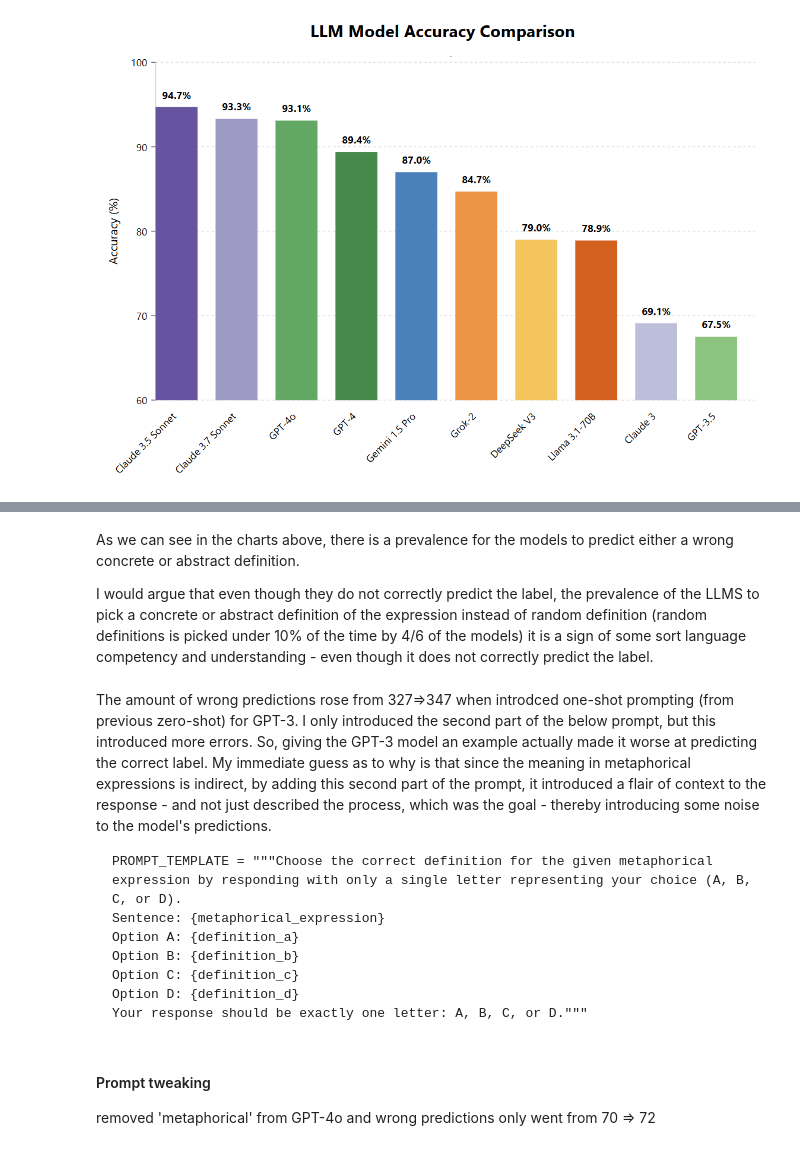
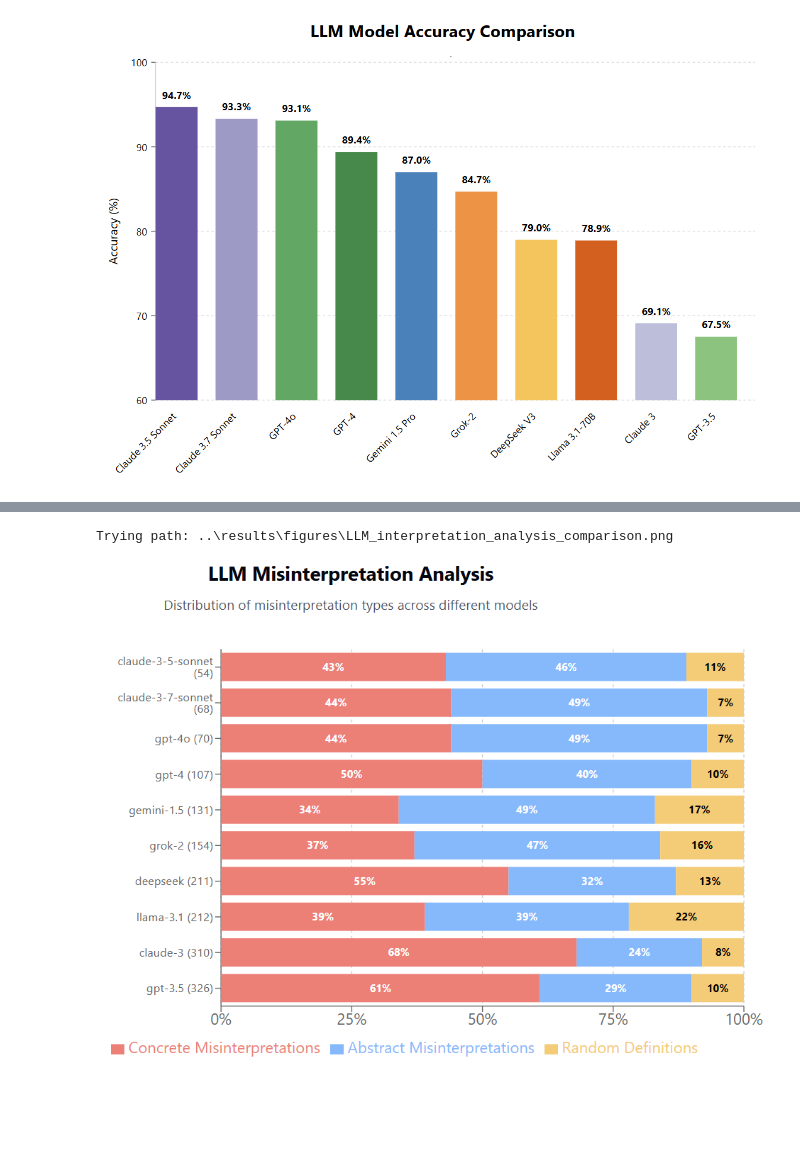
Before and after one commit to segiITU/evaluating_llm_danish_expressions, a Jupyter notebook: notebooks/project_findings.ipynb, the cells around one changed output, grey strips where cells are left out. Cells and saved outputs as stored; diff of their text form; code cells hidden in the pictures; blank space fills up the shorter version.

```diff
--- a/notebooks/project_findings.ipynb
+++ b/notebooks/project_findings.ipynb
@@ -42,17 +39,11 @@ Let's take a look at the types of misinterpretations below.
-# %% [markdown]
-As we can see in the charts above, there is a prevalence for the models to predict either a wrong concrete or abstract definition.
-
-I would argue that even though they do not correctly predict the label, the prevalence of the LLMS to pick a concrete or abstract definition of the expression instead of random definition (random definitions is picked under 10% of the time by 4/6 of the models) it is a sign of some sort language competency and understanding - even though it does not correctly predict the label.
-# %% [markdown]
-The amount of wrong predictions rose from 327=>347 when introdced one-shot prompting (from previous zero-shot) for GPT-3. I only introduced the second part of the below prompt, but this introduced more errors. So, giving the GPT-3 model an example actually made it worse at predicting the correct label. My immediate guess as to why is that since the meaning in metaphorical expressions is indirect, by adding this second part of the prompt, it introduced a flair of context to the response - and not just described the process, which was the goal - thereby introducing some noise to the model's predictions.
-
-    PROMPT_TEMPLATE = """Choose the correct definition for the given metaphorical expression by responding with only a single letter representing your choice (A, B, C, or D).
-    Sentence: {metaphorical_expression}
-    Option A: {definition_a}
-    Option B: {definition_b}
-    Option C: {definition_c}
-    Option D: {definition_d}
-    Your response should be exactly one letter: A, B, C, or D."""
-# %% [markdown]
-#### Prompt tweaking
- removed 'metaphorical' from GPT-4o and wrong predictions only went from 70 => 72
+# %%
+import os
+from IPython.display import Image
+
+image_path = os.path.join('..', 'results', 'figures', 'LLM_interpretation_analysis_comparison.png')
+print(f"Trying path: {image_path}")
+
+Image(filename=image_path)
+# %% [output]
+Trying path: ..\results\figures\LLM_interpretation_analysis_comparison.png
+[figure, added]
```
Also changed, not shown: parts of 4 cells of this notebook.
